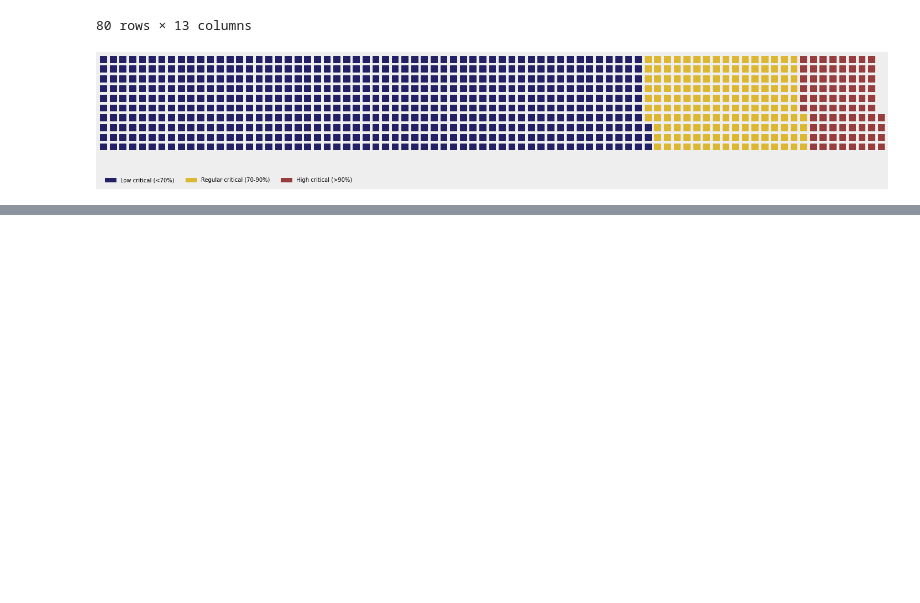
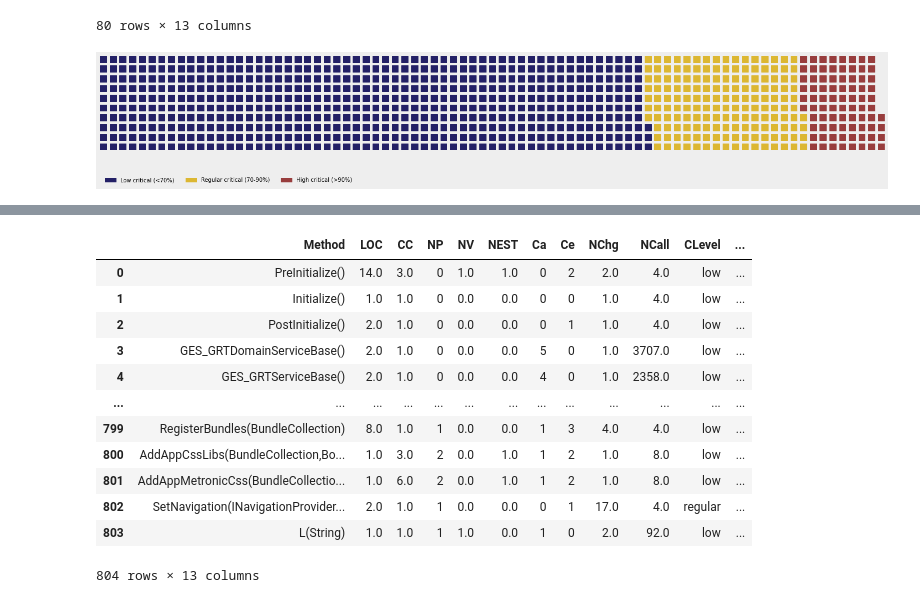
Before and after one commit to ana28p/code-analyzer, a Jupyter notebook: datareading/Analysis.ipynb, the cells around one changed output, grey strips where cells are left out. Drawn from its saved outputs; the diff is of its cells as text; code cells hidden in the pictures; blank space fills up the shorter version.

```diff
--- a/datareading/Analysis.ipynb
+++ b/datareading/Analysis.ipynb
@@ -255,0 +256,14 @@ high_critical_data.describe()
+# %%
+data_class = pd.merge(merged_data, ordered_scaled_data[["Method", "CLevel"]], on='Method', how='left')
+data_class
+# %%
+def split_at_last_point(s):
+    idx = s.rfind('.')
+    return s[:idx], s[idx+1:]
+def split_method_name(value):
+    parent, method_name = split_at_last_point(value)
+    parent, class_name = split_at_last_point(parent)
+    return pd.Series([parent, class_name, method_name])
+
+data_class[['Parent_class', 'Class', 'Method']] = data_class['Method'].apply(split_method_name)
+data_class
@@ -260,0 +294,25 @@ KeyError: "None of [Index(['CLevel'], dtype='object')] are in the [columns]"
+# %%
+def split_at_last_point(s):
+    idx = s.rfind('.')
+    return s[:idx], s[idx+1:]
+def split_method_name(value):
+    parent, method_name = split_at_last_point(value)
+    parent, class_name = split_at_last_point(parent)
+    return pd.Series([parent, class_name, method_name])
+
+data_class[['Parent_class', 'Class', 'Method']] = data_class['Method'].apply(split_method_name)
+data_class
+# %% [output]
+|  | Method | LOC | CC | NP | NV | NEST | Ca | Ce | NChg | NCall | CLevel | ... |
+| 0 | PreInitialize() | 14.0 | 3.0 | 0 | 1.0 | 1.0 | 0 | 2 | 2.0 | 4.0 | low | ... |
+| 1 | Initialize() | 1.0 | 1.0 | 0 | 0.0 | 0.0 | 0 | 0 | 1.0 | 4.0 | low | ... |
+| 2 | PostInitialize() | 2.0 | 1.0 | 0 | 0.0 | 0.0 | 0 | 1 | 1.0 | 4.0 | low | ... |
+| 3 | GES_GRTDomainServiceBase() | 2.0 | 1.0 | 0 | 0.0 | 0.0 | 5 | 0 | 1.0 | 3707.0 | low | ... |
+| 4 | GES_GRTServiceBase() | 2.0 | 1.0 | 0 | 0.0 | 0.0 | 4 | 0 | 1.0 | 2358.0 | low | ... |
+| ... | ... | ... | ... | ... | ... | ... | ... | ... | ... | ... | ... | ... |
+| 799 | RegisterBundles(BundleCollection) | 8.0 | 1.0 | 1 | 0.0 | 0.0 | 1 | 3 | 4.0 | 4.0 | low | ... |
+| 800 | AddAppCssLibs(BundleCollection,Bo... | 1.0 | 3.0 | 2 | 0.0 | 1.0 | 1 | 2 | 1.0 | 8.0 | low | ... |
+| 801 | AddAppMetronicCss(BundleCollectio... | 1.0 | 6.0 | 2 | 0.0 | 1.0 | 1 | 2 | 1.0 | 8.0 | low | ... |
+| 802 | SetNavigation(INavigationProvider... | 2.0 | 1.0 | 1 | 0.0 | 0.0 | 0 | 1 | 17.0 | 4.0 | regular | ... |
+| 803 | L(String) | 1.0 | 1.0 | 1 | 1.0 | 0.0 | 1 | 0 | 2.0 | 92.0 | low | ... |
+804 rows × 13 columns
```
Also changed, not shown: parts of 6 cells of this notebook.
